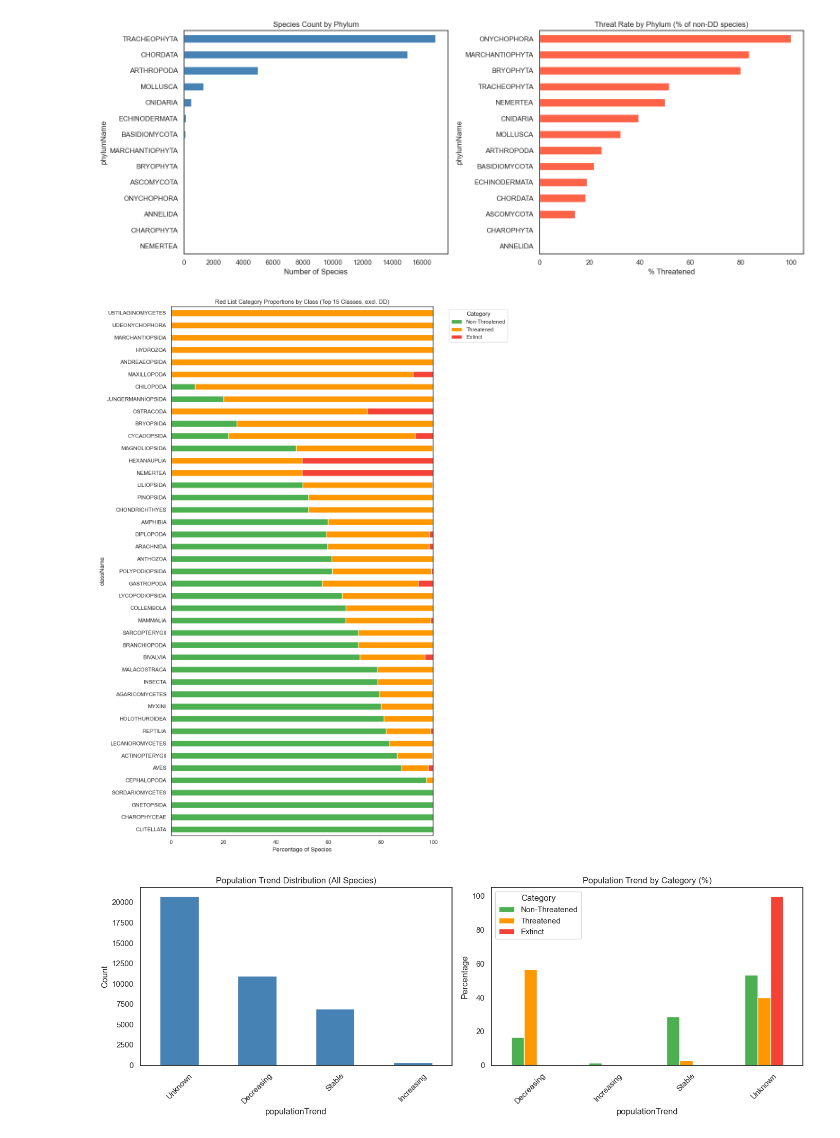
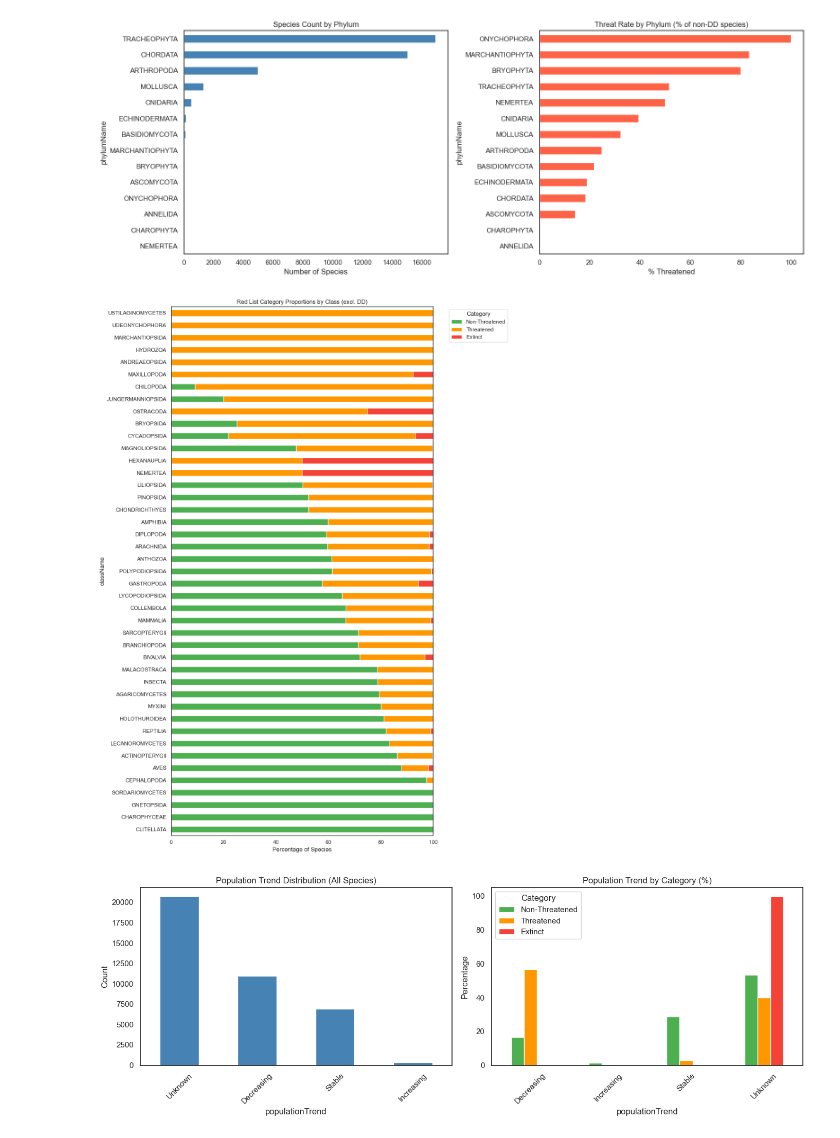
Before and after one commit to AzadiGathui/data_deficient_iucn_species, a Jupyter notebook: notebooks/02_eda.ipynb, the cells around one changed output. Drawn from its saved outputs; the diff is of its cells as text; code cells hidden in the pictures.

```diff
--- a/notebooks/02_eda.ipynb
+++ b/notebooks/02_eda.ipynb
@@ -170,22 +170,22 @@ plt.show()
 # %%
 # Stacked bar: simplified category proportions within each class
 top_classes = base_taxa['className'].value_counts().index
 class_subset = non_dd[non_dd['className'].isin(top_classes)]
 
 ct = pd.crosstab(class_subset['className'], class_subset['simplified_category'], normalize='index') * 100
 
 ct = ct[['Non-Threatened', 'Threatened', 'Extinct']]
 ct = ct.sort_values('Threatened', ascending=True)
 
 ct.plot(kind='barh', stacked=True, figsize=(12, 16),
         color=['#4CAF50', '#FF9800', '#F44336'])
-plt.title('Red List Category Proportions by Class (Top 15 Classes, excl. DD)')
+plt.title('Red List Category Proportions by Class (excl. DD)')
 plt.xlabel('Percentage of Species')
 plt.legend(title='Category', bbox_to_anchor=(1.05, 1))
 plt.tight_layout()
 plt.show()
 # %% [output]
-[figure, old version]
+[figure, new version]
 # %%
 # Population trend distribution
 fig, axes = plt.subplots(1, 2, figsize=(14, 5))
```
Also changed, not shown: parts of 1 cell of this notebook, 6 other files.
